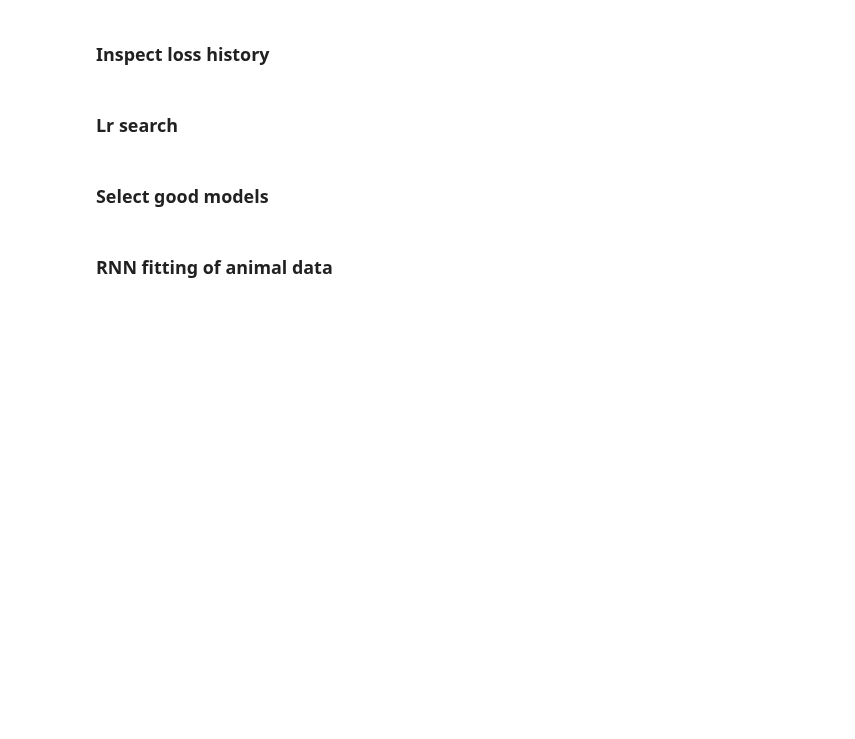
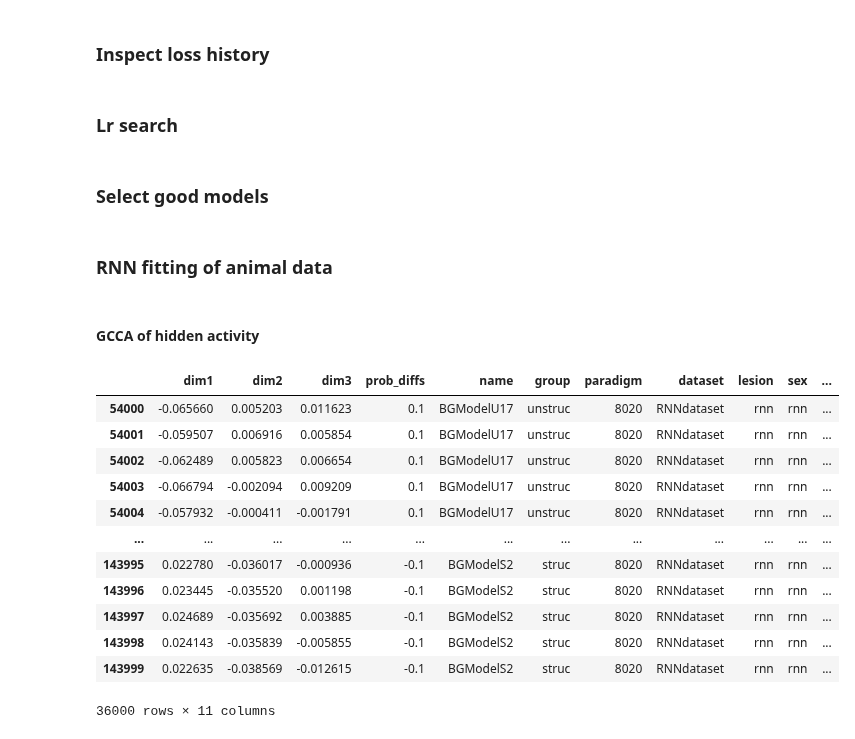
Before and after one commit to bapungiri/py_adlab_bg, a Jupyter notebook: mab_rnn_train.ipynb, the cells around one changed output. Drawn from its saved outputs; the diff is of its cells as text; code cells hidden in the pictures; blank space fills up the shorter version.

```diff
--- a/mab_rnn_train.ipynb
+++ b/mab_rnn_train.ipynb
@@ -385,3 +388,5 @@ unstruc_corr = stats.pearsonr(unstruc_probs_train[:, 0], unstruc_probs_train[:,
 struc_corr = stats.pearsonr(struc_probs_train[:, 0], struc_probs_train[:, 1])
 
 print(unstruc_corr[0], struc_corr[0])
+# %% [markdown]
+#### GCCA of hidden activity
@@ -387,0 +472,16 @@ print(unstruc_corr[0], struc_corr[0])
+# %%
+gcca_df
+# %% [output]
+|  | dim1 | dim2 | dim3 | prob_diffs | name | group | paradigm | dataset | lesion | sex | ... |
+| 54000 | -0.065660 | 0.005203 | 0.011623 | 0.1 | BGModelU17 | unstruc | 8020 | RNNdataset | rnn | rnn | ... |
+| 54001 | -0.059507 | 0.006916 | 0.005854 | 0.1 | BGModelU17 | unstruc | 8020 | RNNdataset | rnn | rnn | ... |
+| 54002 | -0.062489 | 0.005823 | 0.006654 | 0.1 | BGModelU17 | unstruc | 8020 | RNNdataset | rnn | rnn | ... |
+| 54003 | -0.066794 | -0.002094 | 0.009209 | 0.1 | BGModelU17 | unstruc | 8020 | RNNdataset | rnn | rnn | ... |
+| 54004 | -0.057932 | -0.000411 | -0.001791 | 0.1 | BGModelU17 | unstruc | 8020 | RNNdataset | rnn | rnn | ... |
+| ... | ... | ... | ... | ... | ... | ... | ... | ... | ... | ... | ... |
+| 143995 | 0.022780 | -0.036017 | -0.000936 | -0.1 | BGModelS2 | struc | 8020 | RNNdataset | rnn | rnn | ... |
+| 143996 | 0.023445 | -0.035520 | 0.001198 | -0.1 | BGModelS2 | struc | 8020 | RNNdataset | rnn | rnn | ... |
+| 143997 | 0.024689 | -0.035692 | 0.003885 | -0.1 | BGModelS2 | struc | 8020 | RNNdataset | rnn | rnn | ... |
+| 143998 | 0.024143 | -0.035839 | -0.005855 | -0.1 | BGModelS2 | struc | 8020 | RNNdataset | rnn | rnn | ... |
+| 143999 | 0.022635 | -0.038569 | -0.012615 | -0.1 | BGModelS2 | struc | 8020 | RNNdataset | rnn | rnn | ... |
+36000 rows × 11 columns
```
Also changed, not shown: parts of 4 cells of this notebook, 4 other files.
